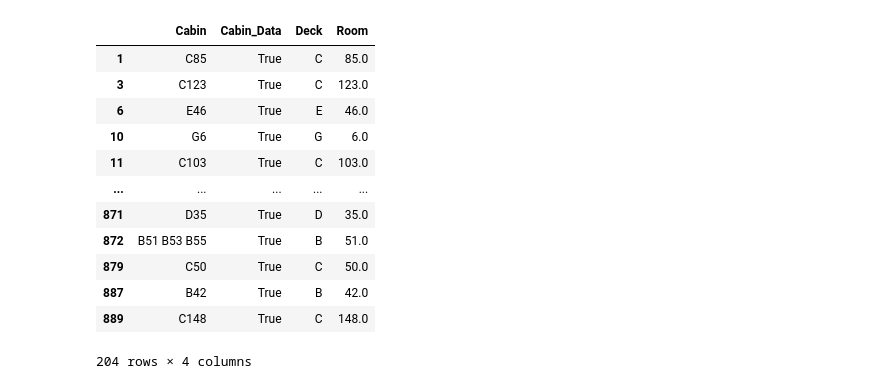
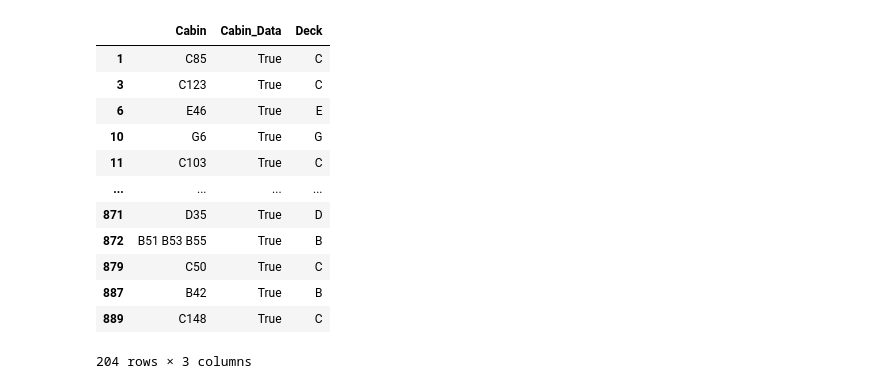
Before and after one commit to AdvancedGroupBootcamp/Hala_albahloul, a Jupyter notebook: Titanic Classification/Supervised Classification of Titanic passengers.ipynb, the cells around one changed output. Cells and saved outputs as stored; diff of their text form; code cells hidden in the pictures.

```diff
--- a/Titanic Classification/Supervised Classification of Titanic passengers.ipynb
+++ b/Titanic Classification/Supervised Classification of Titanic passengers.ipynb
@@ -24,20 +22,19 @@ cabin_only = df[["Cabin"]].copy()
 cabin_only["Cabin_Data"] = cabin_only["Cabin"].isnull().apply(lambda x: not x)
 # %%
 cabin_only["Deck"] = cabin_only["Cabin"].str.slice(0,1)
-cabin_only["Room"] = cabin_only["Cabin"].str.slice(1,5).str.extract("([0-9]+)", expand=False).astype("float")
 cabin_only[cabin_only["Cabin_Data"]]
 # %% [output]
-|  | Cabin | Cabin_Data | Deck | Room |
-| 1 | C85 | True | C | 85.0 |
-| 3 | C123 | True | C | 123.0 |
-| 6 | E46 | True | E | 46.0 |
-| 10 | G6 | True | G | 6.0 |
-| 11 | C103 | True | C | 103.0 |
-| ... | ... | ... | ... | ... |
-| 871 | D35 | True | D | 35.0 |
-| 872 | B51 B53 B55 | True | B | 51.0 |
-| 879 | C50 | True | C | 50.0 |
-| 887 | B42 | True | B | 42.0 |
-| 889 | C148 | True | C | 148.0 |
+|  | Cabin | Cabin_Data | Deck |
+| 1 | C85 | True | C |
+| 3 | C123 | True | C |
+| 6 | E46 | True | E |
+| 10 | G6 | True | G |
+| 11 | C103 | True | C |
+| ... | ... | ... | ... |
+| 871 | D35 | True | D |
+| 872 | B51 B53 B55 | True | B |
+| 879 | C50 | True | C |
+| 887 | B42 | True | B |
+| 889 | C148 | True | C |
-204 rows × 4 columns
+204 rows × 3 columns
 # %%
```
Also changed, not shown: parts of 45 cells of this notebook.
